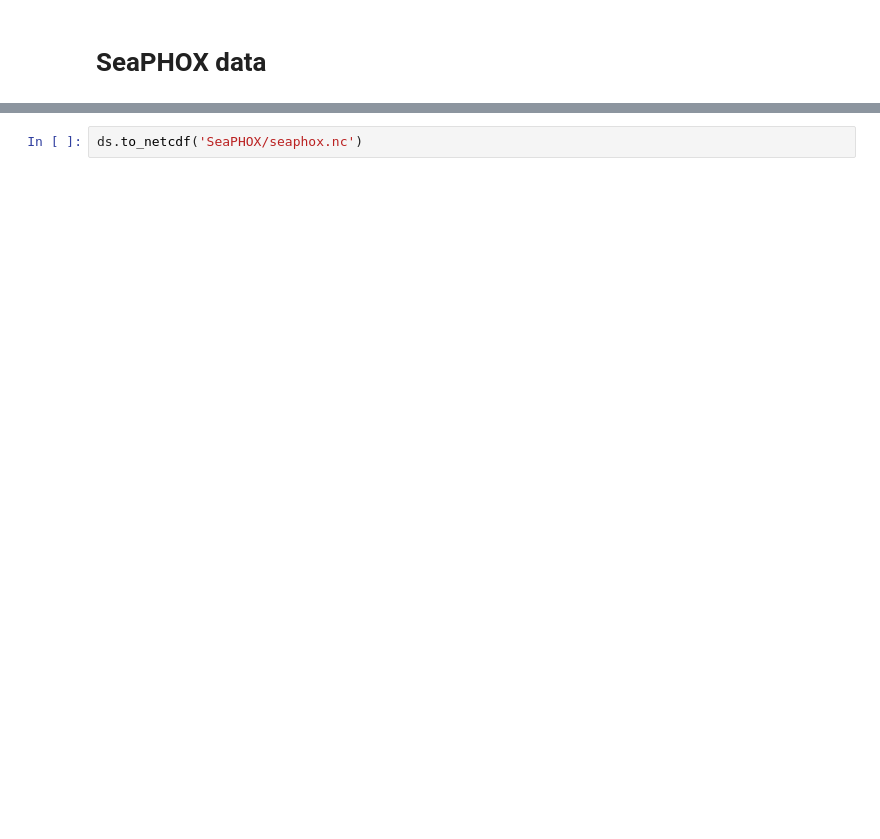
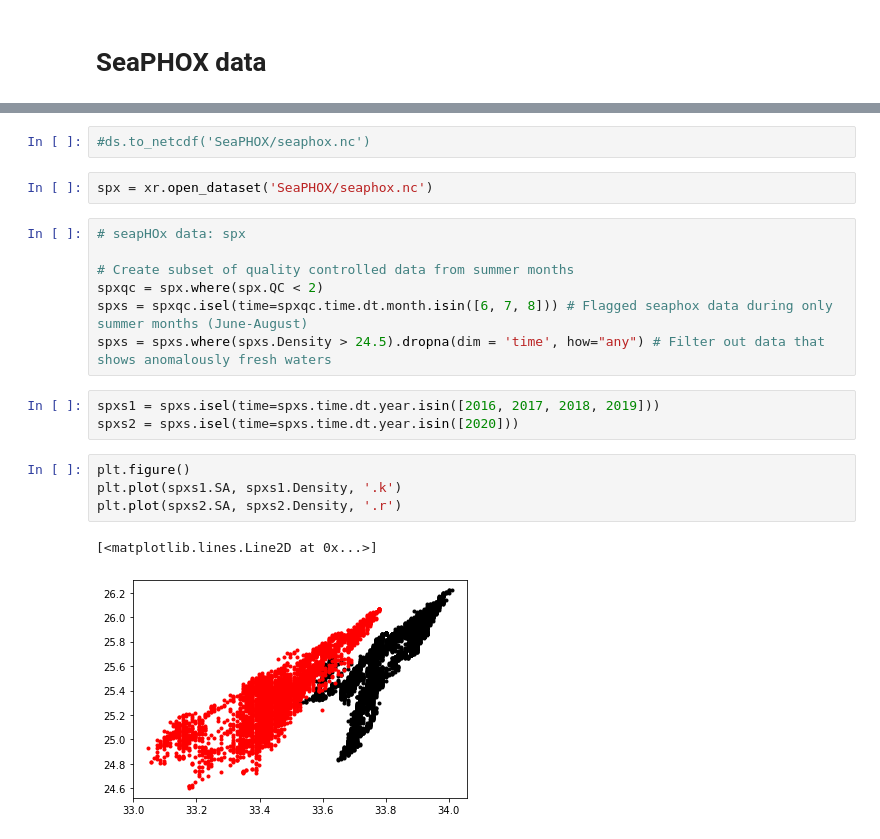
Before and after one commit to lagrady/Kelp-Forest-Hydrodynamics, a Jupyter notebook: notebooks/Temp_data.ipynb, the cells around one changed output, grey strips where cells are left out. Cells and saved outputs as stored; diff of their text form; blank space fills up the shorter version.

```diff
--- a/notebooks/Temp_data.ipynb
+++ b/notebooks/Temp_data.ipynb
@@ -251,2 +220,21 @@ Data variables:
 # %%
-ds.to_netcdf('SeaPHOX/seaphox.nc')
+#ds.to_netcdf('SeaPHOX/seaphox.nc')
+# %%
+spx = xr.open_dataset('SeaPHOX/seaphox.nc')
+# %%
+# seapHOx data: spx
+
+# Create subset of quality controlled data from summer months
+spxqc = spx.where(spx.QC < 2)
+spxs = spxqc.isel(time=spxqc.time.dt.month.isin([6, 7, 8])) # Flagged seaphox data during only summer months (June-August)
+spxs = spxs.where(spxs.Density > 24.5).dropna(dim = 'time', how="any") # Filter out data that shows anomalously fresh waters
+# %%
+spxs1 = spxs.isel(time=spxs.time.dt.year.isin([2016, 2017, 2018, 2019]))
+spxs2 = spxs.isel(time=spxs.time.dt.year.isin([2020]))
+# %%
+plt.figure()
+plt.plot(spxs1.SA, spxs1.Density, '.k')
+plt.plot(spxs2.SA, spxs2.Density, '.r')
+# %% [output]
+[<matplotlib.lines.Line2D at 0x...>]
+[figure, added]
```
Also changed, not shown: parts of 27 cells of this notebook, 5 other files.
